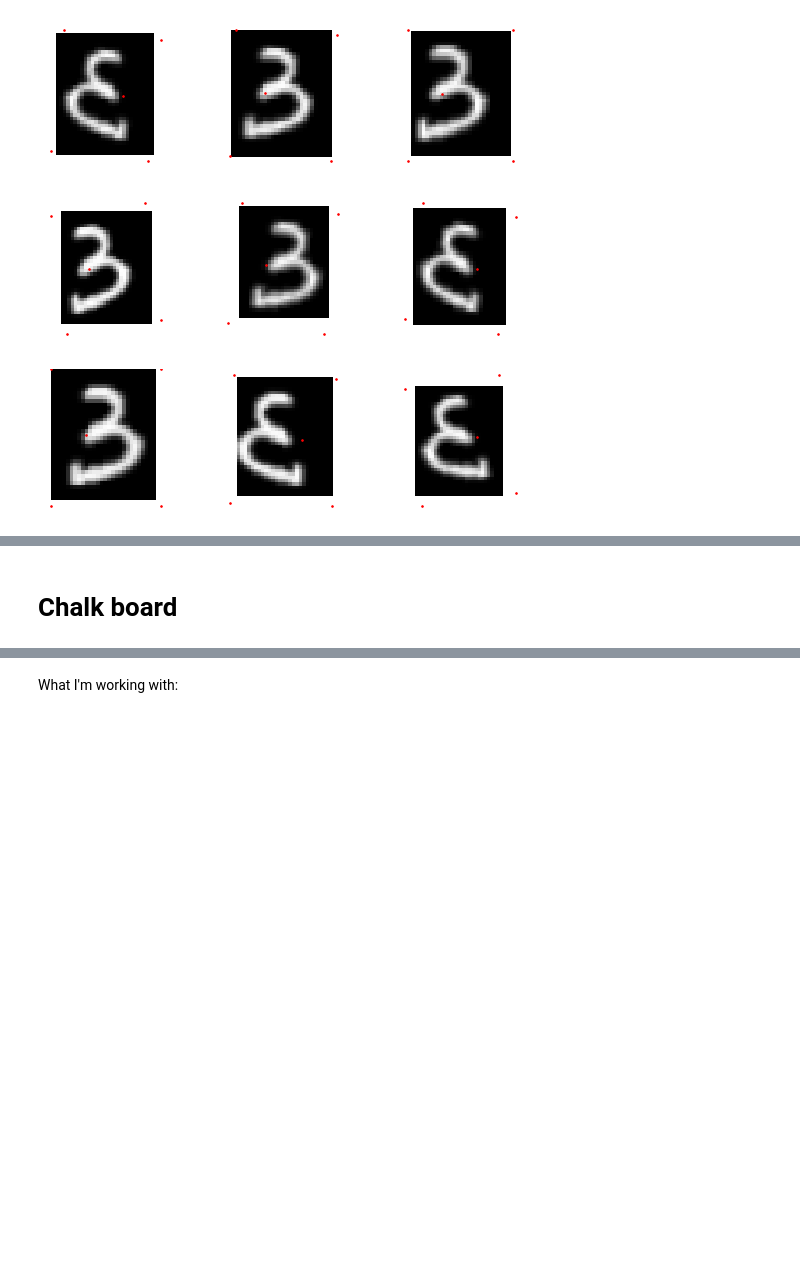
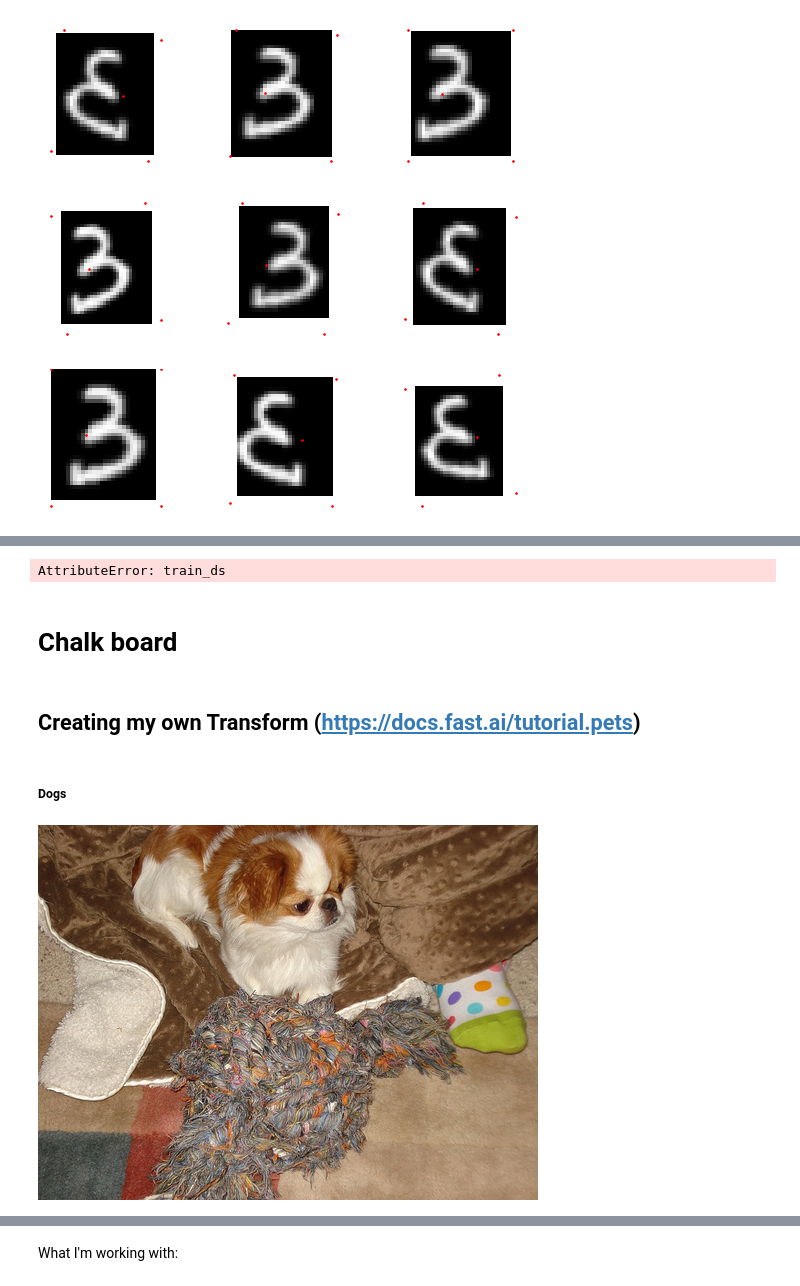
Before and after one commit to mccallion/rory, a Jupyter notebook: _20200820_bboxes_pt2_single_img_cls.ipynb, the cells around one changed output, grey strips where cells are left out. Drawn from its saved outputs; the diff is of its cells as text; code cells hidden in the pictures; blank space fills up the shorter version.

```diff
--- a/_20200820_bboxes_pt2_single_img_cls.ipynb
+++ b/_20200820_bboxes_pt2_single_img_cls.ipynb
@@ -185,2 +288,17 @@ pnt_tdl.show_batch(max_n=9)
+# %%
+learn = cnn_learner(dl, resnet34, metrics=accuracy, n_out=1)
+# %% [output]
+AttributeError: train_ds
 # %% [markdown]
 # Chalk board
+# %% [markdown]
+## Creating my own Transform (https://docs.fast.ai/tutorial.pets)
+# %% [markdown]
+##### Dogs
+# %%
+source = untar_data(URLs.PETS)
+items = get_image_files(source/"images")
+img = PILImage.create(items[0])
+img
+# %% [output]
+[figure, added]
```
Also changed, not shown: parts of 38 cells of this notebook, 1 other file.
